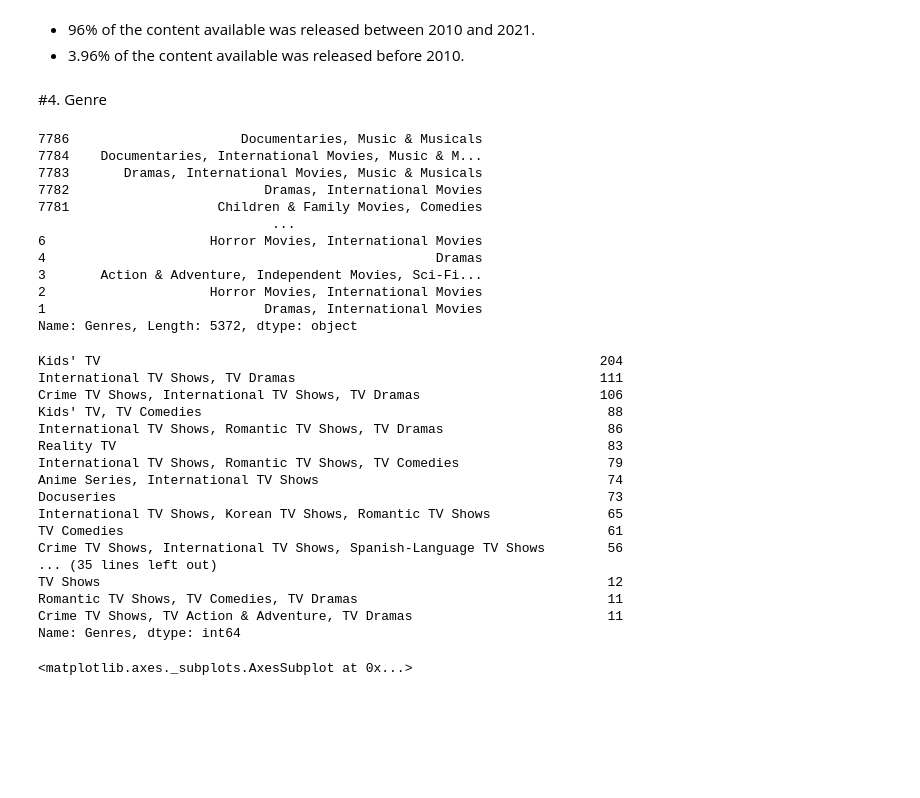
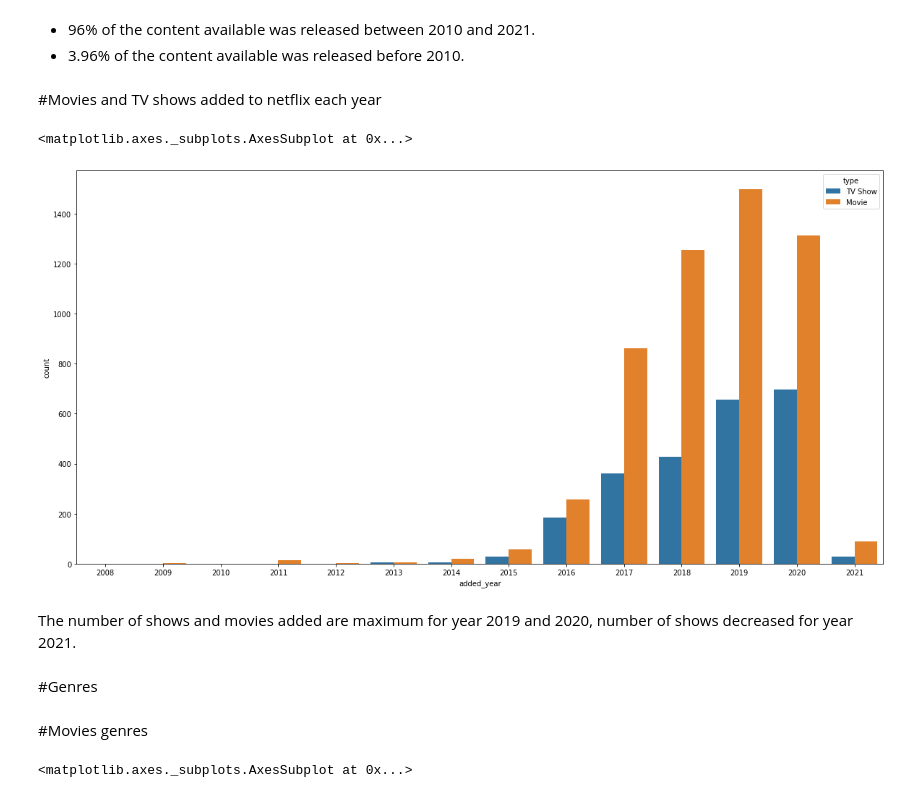
Before and after one commit to Zeeshan00789/NETFLIX-MOVIES-AND-TV-SHOWS-CLUSTERING-, a Jupyter notebook: NETFLIX_MOVIES_AND_TV_SHOWS_CLUSTERING.ipynb, the cells around one changed output. Saved outputs shown, nothing was run; the diff lists cells and outputs as text; code cells hidden in the pictures; blank space fills up the shorter version.

```diff
--- a/NETFLIX_MOVIES_AND_TV_SHOWS_CLUSTERING.ipynb
+++ b/NETFLIX_MOVIES_AND_TV_SHOWS_CLUSTERING.ipynb
@@ -303,43 +309,23 @@ plt.pie(values, labels=labels,radius=2, autopct='%1.1f%%',textprops={'fontsize':
 # %% [markdown]
 * 96% of the content available was released between 2010 and 2021.
 * 3.96% of the content available was released before 2010.
-# %% [markdown]
-#4. Genre
-# %%
-movies['Genres'].sort_index(ascending=False)
-# %% [output]
-7786                      Documentaries, Music & Musicals
-7784    Documentaries, International Movies, Music & M...
-7783       Dramas, International Movies, Music & Musicals
-7782                         Dramas, International Movies
-7781                   Children & Family Movies, Comedies
-                              ...
-6                     Horror Movies, International Movies
-4                                                  Dramas
-3       Action & Adventure, Independent Movies, Sci-Fi...
-2                     Horror Movies, International Movies
-1                            Dramas, International Movies
-Name: Genres, Length: 5372, dtype: object
-# %%
-tv_shows['Genres'].value_counts().head(50)
-# %% [output]
-Kids' TV                                                                204
-International TV Shows, TV Dramas                                       111
-Crime TV Shows, International TV Shows, TV Dramas                       106
-Kids' TV, TV Comedies                                                    88
-International TV Shows, Romantic TV Shows, TV Dramas                     86
-Reality TV                                                               83
-International TV Shows, Romantic TV Shows, TV Comedies                   79
-Anime Series, International TV Shows                                     74
-Docuseries                                                               73
-International TV Shows, Korean TV Shows, Romantic TV Shows               65
-TV Comedies                                                              61
-Crime TV Shows, International TV Shows, Spanish-Language TV Shows        56
-... (35 lines left out)
-TV Shows                                                                 12
-Romantic TV Shows, TV Comedies, TV Dramas                                11
-Crime TV Shows, TV Action & Adventure, TV Dramas                         11
-Name: Genres, dtype: int64
+# %% [markdown]
+#Movies and TV shows added to netflix each year
+# %%
+# Creating 'year' column
+df['added_year'] =pd.to_datetime (df['date_added']).dt.year
+#plotting barplot for each year
+plt.figure(figsize = (20,10))
+sns.countplot(x='added_year', hue='type',data=df)
+# %% [output]
+<matplotlib.axes._subplots.AxesSubplot at 0x...>
+[figure, added]
+# %% [markdown]
+The number of shows and movies added are maximum for year 2019 and 2020, number of shows decreased for year 2021.
+# %% [markdown]
+#Genres
+# %% [markdown]
+#Movies genres
 # %%
 plt.figure(figsize=(20,10))
 sns.countplot(y=movies['Genres'],order=movies['Genres'].value_counts().index[0:50])
```
Also changed, not shown: parts of 15 cells of this notebook.
